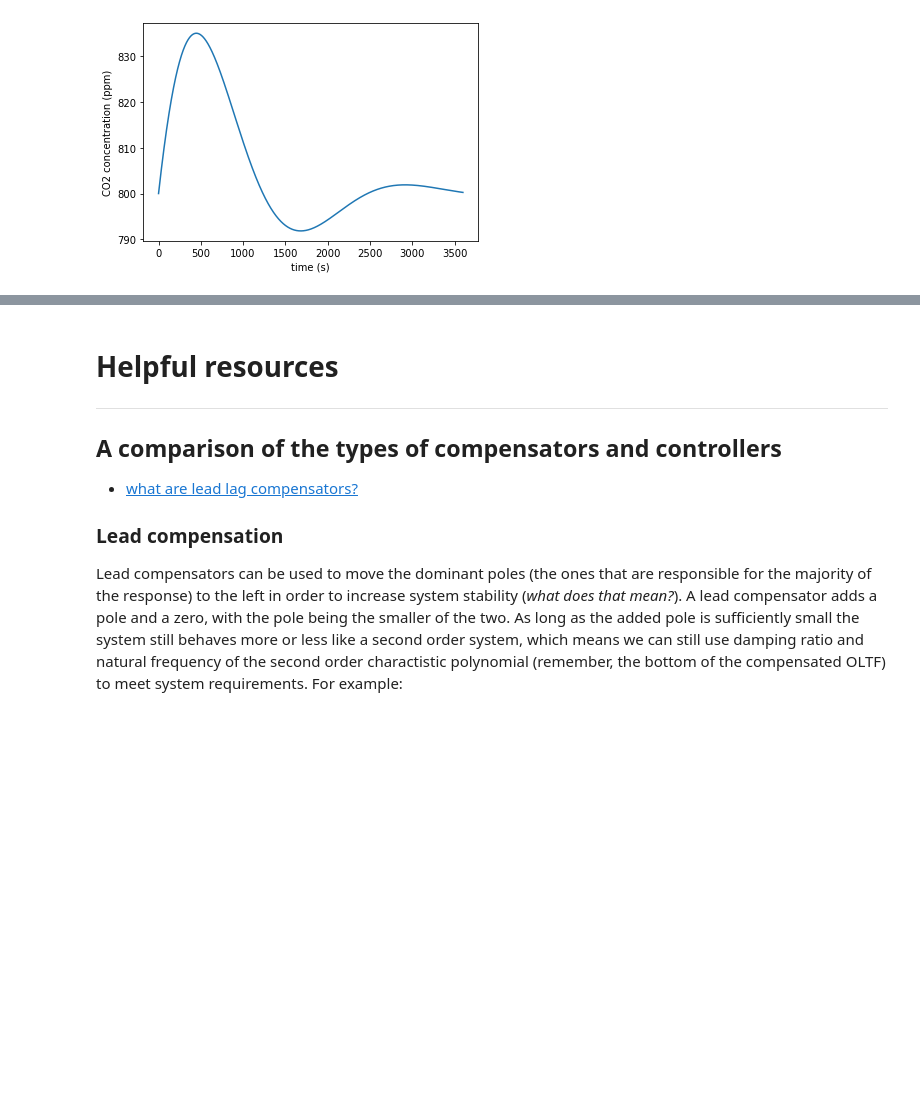
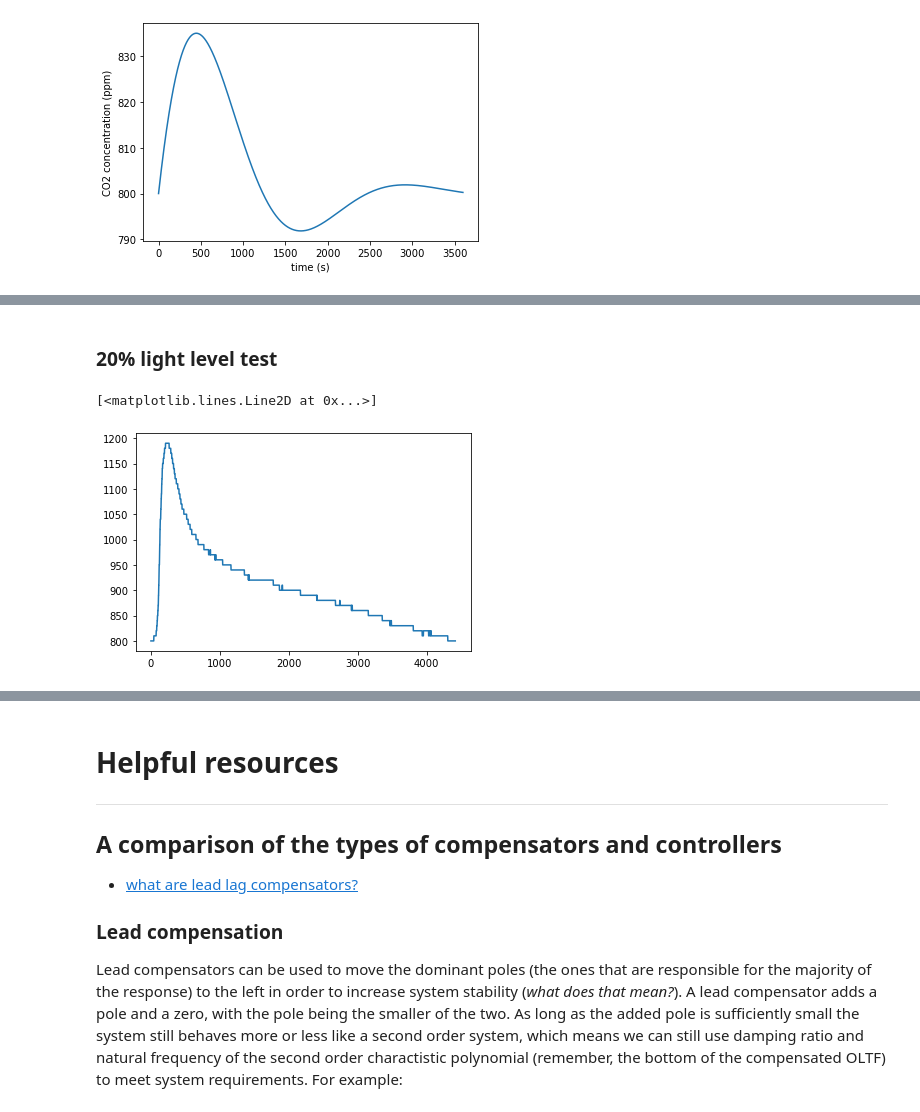
Before and after one commit to cbgeiman/bioreactor, a Jupyter notebook: controller/controldesign.ipynb, the cells around one changed output, grey strips where cells are left out. Drawn from its saved outputs; the diff is of its cells as text; code cells hidden in the pictures; blank space fills up the shorter version.

```diff
--- a/controller/controldesign.ipynb
+++ b/controller/controldesign.ipynb
@@ -429,0 +552,7 @@ pp.plot(t_PI,y_PI+800)
+# %% [markdown]
+### 20% light level test
+# %%
+pp.plot(test20.iloc[:,1])
+# %% [output]
+[<matplotlib.lines.Line2D at 0x...>]
+[figure, added]
```
Also changed, not shown: parts of 20 cells of this notebook, 8 other files.
